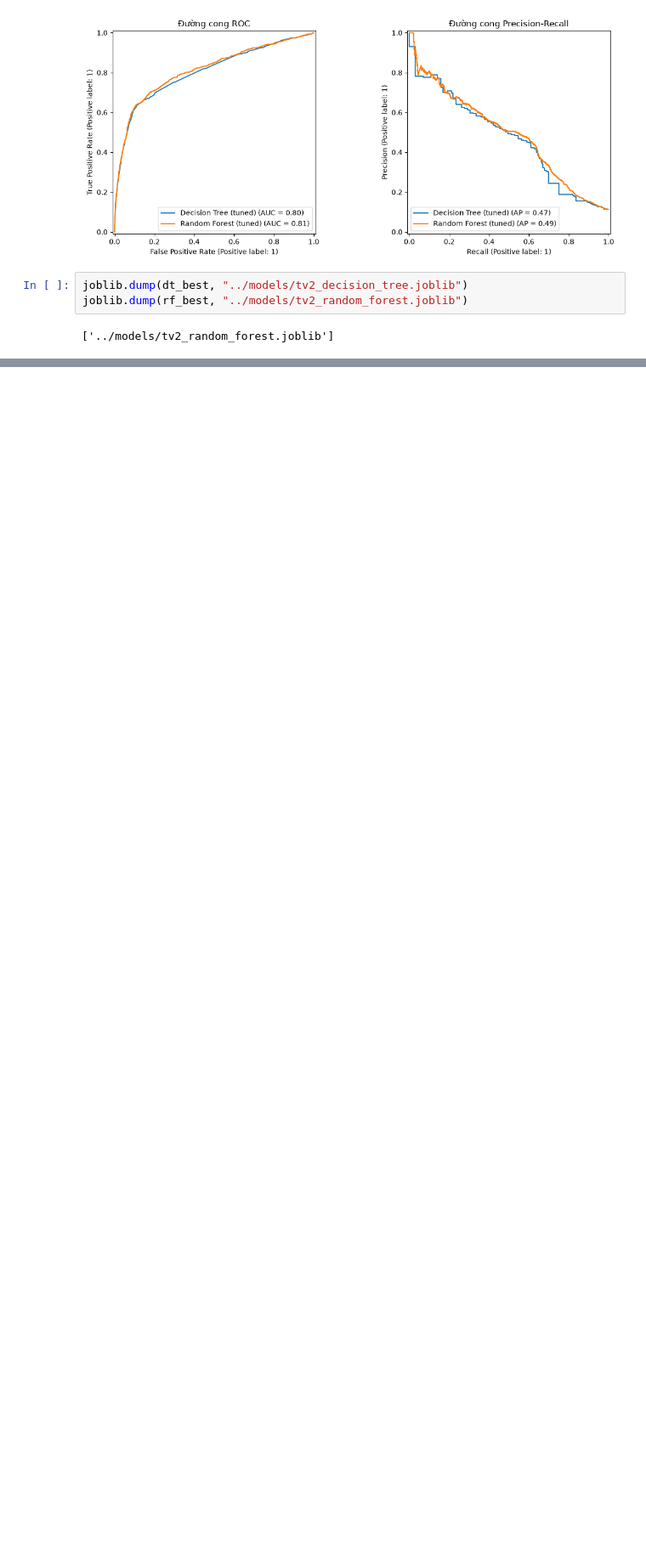
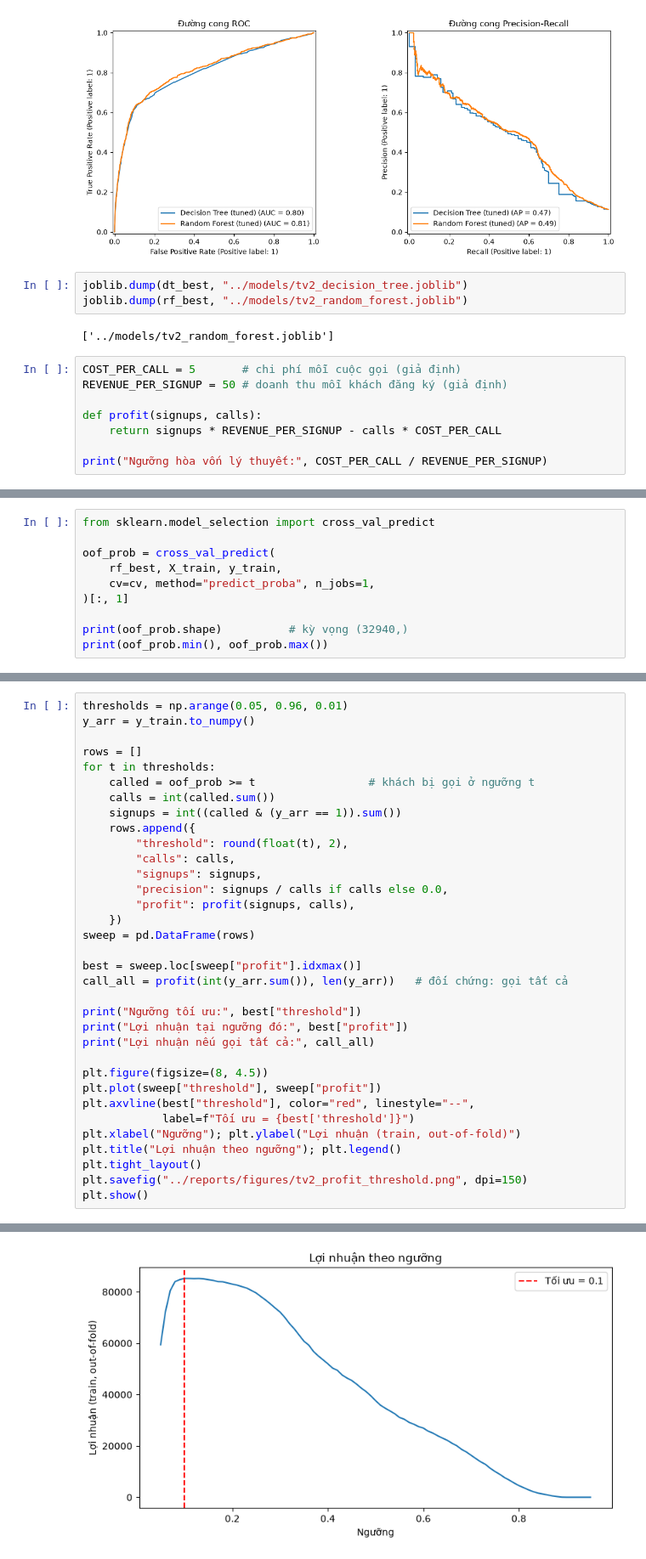
Before and after one commit to bibabibo112/bank-marketing-prediction, a Jupyter notebook: notebooks/02_decision_tree_rf.ipynb, the cells around one changed output, grey strips where cells are left out. Shown at 85% size. Drawn from its saved outputs; the diff is of its cells as text; blank space fills up the shorter version.

Commit message:
TV2: them chon nguong kinh doanh, feature importance, kiem tra theo thoi gian

```diff
--- a/notebooks/02_decision_tree_rf.ipynb
+++ b/notebooks/02_decision_tree_rf.ipynb
@@ -264,3 +264,11 @@ joblib.dump(dt_best, "../models/tv2_decision_tree.joblib")
 joblib.dump(rf_best, "../models/tv2_random_forest.joblib")
 # %% [output]
 ['../models/tv2_random_forest.joblib']
+# %%
+COST_PER_CALL = 5       # chi phí mỗi cuộc gọi (giả định)
+REVENUE_PER_SIGNUP = 50 # doanh thu mỗi khách đăng ký (giả định)
+
+def profit(signups, calls):
+    return signups * REVENUE_PER_SIGNUP - calls * COST_PER_CALL
+
+print("Ngưỡng hòa vốn lý thuyết:", COST_PER_CALL / REVENUE_PER_SIGNUP)
@@ -266,0 +277,10 @@ joblib.dump(rf_best, "../models/tv2_random_forest.joblib")
+# %%
+from sklearn.model_selection import cross_val_predict
+
+oof_prob = cross_val_predict(
+    rf_best, X_train, y_train,
+    cv=cv, method="predict_proba", n_jobs=1,
+)[:, 1]
+
+print(oof_prob.shape)          # kỳ vọng (32940,)
+print(oof_prob.min(), oof_prob.max())
@@ -266,0 +290,35 @@ joblib.dump(rf_best, "../models/tv2_random_forest.joblib")
+# %%
+thresholds = np.arange(0.05, 0.96, 0.01)
+y_arr = y_train.to_numpy()
+
+rows = []
+for t in thresholds:
+    called = oof_prob >= t                 # khách bị gọi ở ngưỡng t
+    calls = int(called.sum())
+    signups = int((called & (y_arr == 1)).sum())
+    rows.append({
+        "threshold": round(float(t), 2),
+        "calls": calls,
+        "signups": signups,
+        "precision": signups / calls if calls else 0.0,
+        "profit": profit(signups, calls),
+    })
+sweep = pd.DataFrame(rows)
+
+best = sweep.loc[sweep["profit"].idxmax()]
+call_all = profit(int(y_arr.sum()), len(y_arr))   # đối chứng: gọi tất cả
+
+print("Ngưỡng tối ưu:", best["threshold"])
+print("Lợi nhuận tại ngưỡng đó:", best["profit"])
+print("Lợi nhuận nếu gọi tất cả:", call_all)
+
+plt.figure(figsize=(8, 4.5))
+plt.plot(sweep["threshold"], sweep["profit"])
+plt.axvline(best["threshold"], color="red", linestyle="--",
+            label=f"Tối ưu = {best['threshold']}")
+plt.xlabel("Ngưỡng"); plt.ylabel("Lợi nhuận (train, out-of-fold)")
+plt.title("Lợi nhuận theo ngưỡng"); plt.legend()
+plt.tight_layout()
+plt.savefig("../reports/figures/tv2_profit_threshold.png", dpi=150)
+plt.show()
+# %% [output]
@@ -266,0 +328 @@ joblib.dump(rf_best, "../models/tv2_random_forest.joblib")
+[figure, added]
```
Also changed, not shown: parts of 19 cells of this notebook, 3 other files.
